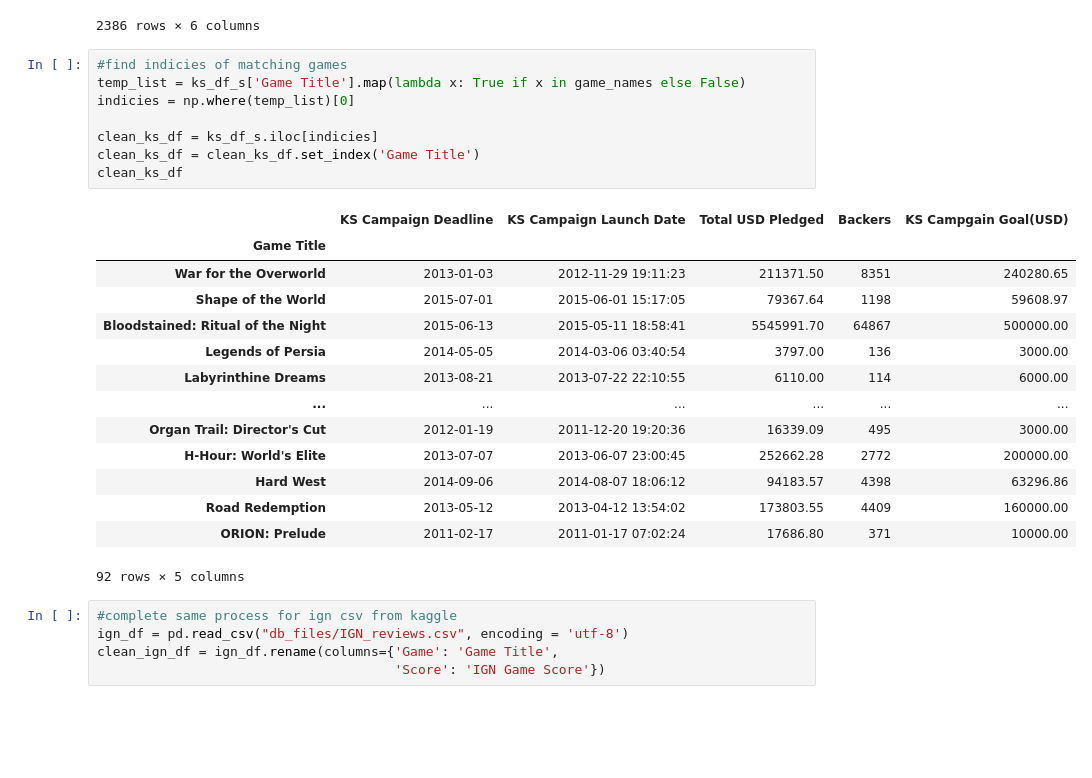
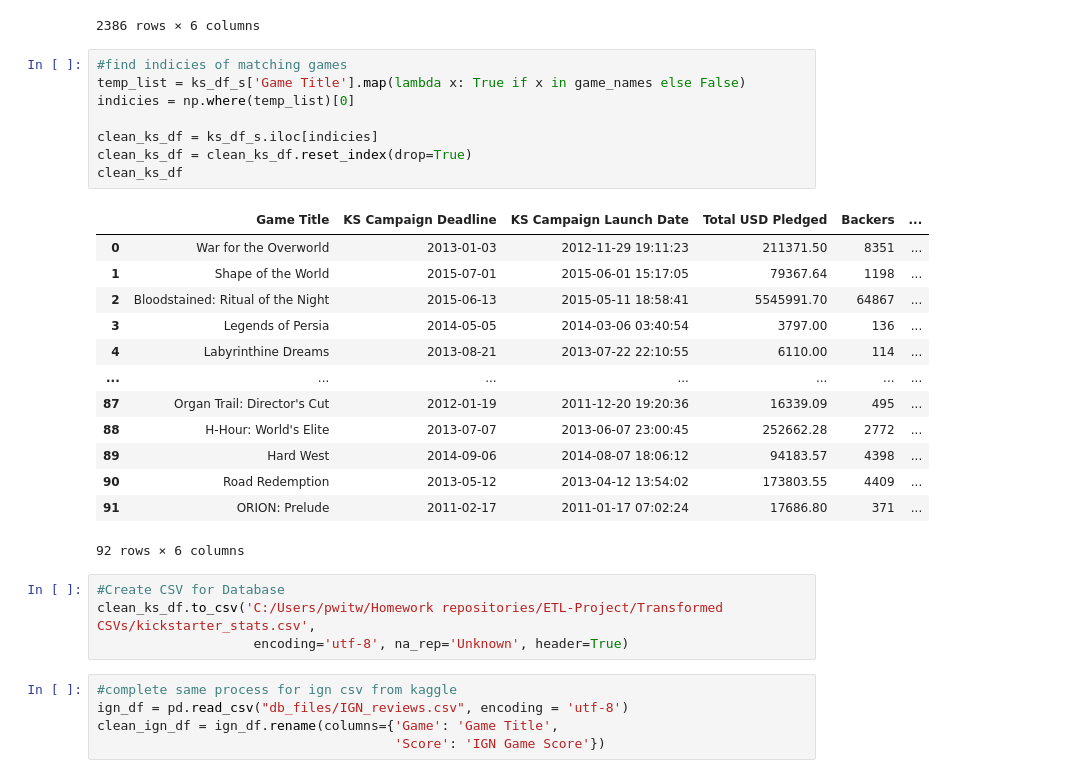
Before and after one commit to Witwer93/ETL-Project, a Jupyter notebook: etl_project_file.ipynb, the cells around one changed output. Saved outputs shown, nothing was run; the diff lists cells and outputs as text; blank space fills up the shorter version.

```diff
--- a/etl_project_file.ipynb
+++ b/etl_project_file.ipynb
@@ -232,26 +187,29 @@ ks_df_s
 # %%
 #find indicies of matching games
 temp_list = ks_df_s['Game Title'].map(lambda x: True if x in game_names else False)
 indicies = np.where(temp_list)[0]
 
 clean_ks_df = ks_df_s.iloc[indicies]
-clean_ks_df = clean_ks_df.set_index('Game Title')
+clean_ks_df = clean_ks_df.reset_index(drop=True)
 clean_ks_df
 # %% [output]
-|  | KS Campaign Deadline | KS Campaign Launch Date | Total USD Pledged | Backers | KS Campgain Goal(USD) |
-| Game Title |  |  |  |  |  |
-| War for the Overworld | 2013-01-03 | 2012-11-29 19:11:23 | 211371.50 | 8351 | 240280.65 |
-| Shape of the World | 2015-07-01 | 2015-06-01 15:17:05 | 79367.64 | 1198 | 59608.97 |
-| Bloodstained: Ritual of the Night | 2015-06-13 | 2015-05-11 18:58:41 | 5545991.70 | 64867 | 500000.00 |
-| Legends of Persia | 2014-05-05 | 2014-03-06 03:40:54 | 3797.00 | 136 | 3000.00 |
-| Labyrinthine Dreams | 2013-08-21 | 2013-07-22 22:10:55 | 6110.00 | 114 | 6000.00 |
-| ... | ... | ... | ... | ... | ... |
-| Organ Trail: Director's Cut | 2012-01-19 | 2011-12-20 19:20:36 | 16339.09 | 495 | 3000.00 |
-| H-Hour: World's Elite | 2013-07-07 | 2013-06-07 23:00:45 | 252662.28 | 2772 | 200000.00 |
-| Hard West | 2014-09-06 | 2014-08-07 18:06:12 | 94183.57 | 4398 | 63296.86 |
-| Road Redemption | 2013-05-12 | 2013-04-12 13:54:02 | 173803.55 | 4409 | 160000.00 |
-| ORION: Prelude | 2011-02-17 | 2011-01-17 07:02:24 | 17686.80 | 371 | 10000.00 |
+|  | Game Title | KS Campaign Deadline | KS Campaign Launch Date | Total USD Pledged | Backers | ... |
+| 0 | War for the Overworld | 2013-01-03 | 2012-11-29 19:11:23 | 211371.50 | 8351 | ... |
+| 1 | Shape of the World | 2015-07-01 | 2015-06-01 15:17:05 | 79367.64 | 1198 | ... |
+| 2 | Bloodstained: Ritual of the Night | 2015-06-13 | 2015-05-11 18:58:41 | 5545991.70 | 64867 | ... |
+| 3 | Legends of Persia | 2014-05-05 | 2014-03-06 03:40:54 | 3797.00 | 136 | ... |
+| 4 | Labyrinthine Dreams | 2013-08-21 | 2013-07-22 22:10:55 | 6110.00 | 114 | ... |
+| ... | ... | ... | ... | ... | ... | ... |
+| 87 | Organ Trail: Director's Cut | 2012-01-19 | 2011-12-20 19:20:36 | 16339.09 | 495 | ... |
+| 88 | H-Hour: World's Elite | 2013-07-07 | 2013-06-07 23:00:45 | 252662.28 | 2772 | ... |
+| 89 | Hard West | 2014-09-06 | 2014-08-07 18:06:12 | 94183.57 | 4398 | ... |
+| 90 | Road Redemption | 2013-05-12 | 2013-04-12 13:54:02 | 173803.55 | 4409 | ... |
+| 91 | ORION: Prelude | 2011-02-17 | 2011-01-17 07:02:24 | 17686.80 | 371 | ... |
-92 rows × 5 columns
+92 rows × 6 columns
+# %%
+#Create CSV for Database
+clean_ks_df.to_csv('C:/Users/pwitw/Homework repositories/ETL-Project/Transformed CSVs/kickstarter_stats.csv',
+                    encoding='utf-8', na_rep='Unknown', header=True)
 # %%
 #complete same process for ign csv from kaggle
 ign_df = pd.read_csv("db_files/IGN_reviews.csv", encoding = 'utf-8')
```
Also changed, not shown: parts of 12 cells of this notebook, 4 other files.
